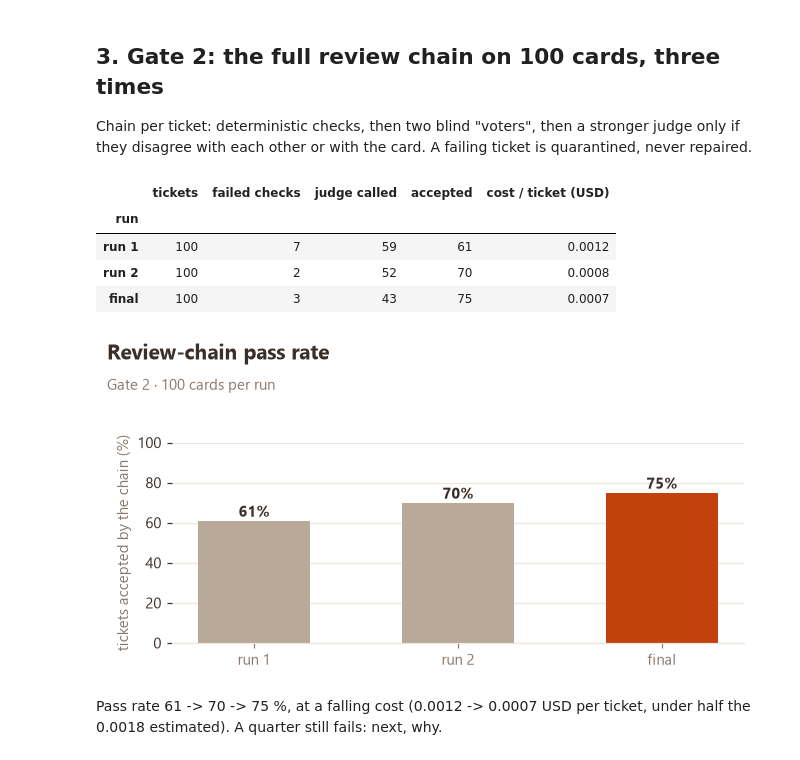
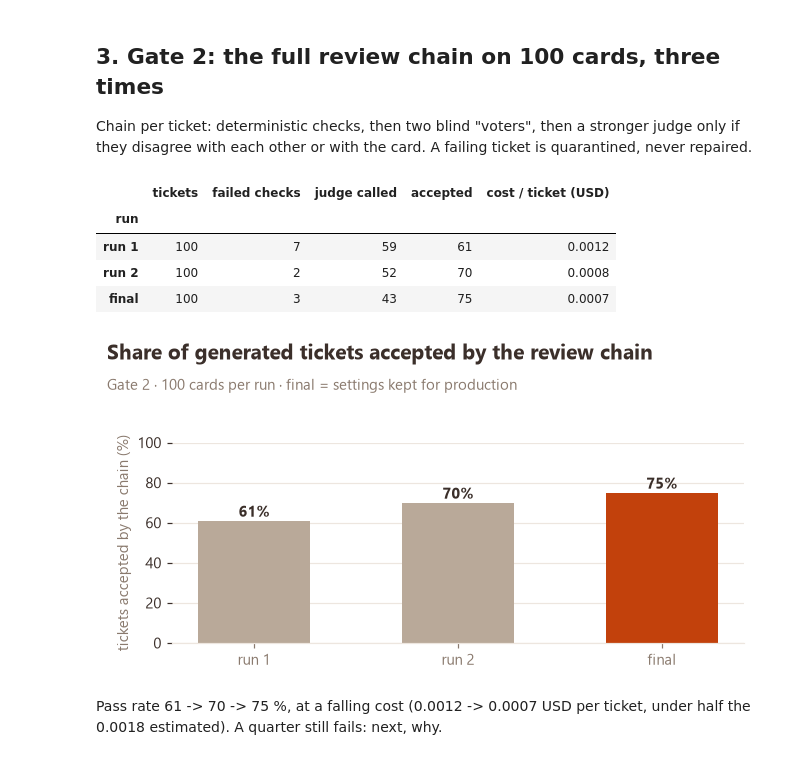
Before and after one commit to Xenodion/data-ai-product-to-delivery-navy, a Jupyter notebook: agentic-workflow-subproject/notebooks/01_dataset_build.ipynb, the cells around one changed output. Cells and saved outputs as stored; diff of their text form; code cells hidden in the pictures.

```diff
--- a/agentic-workflow-subproject/notebooks/01_dataset_build.ipynb
+++ b/agentic-workflow-subproject/notebooks/01_dataset_build.ipynb
@@ -56,31 +99,31 @@ Chain per ticket: deterministic checks, then two blind "voters", then a stronger
 # %%
 def gate(dirpath, tag):
     t, r = load(dirpath / "gate2_tickets.jsonl"), load(dirpath / "gate2_reviews.jsonl")
     cost = sum(x["cost_usd"] for x in t) + sum(x["cost_usd"] for x in r)
     return {"run": tag, "tickets": len(t), "failed checks": sum(x["status"] != "ok" for x in t),
             "judge called": sum(x["judge_verdict"] not in (None, "") for x in r),
             "accepted": sum(x["final"] == "accepted" for x in r), "cost / ticket (USD)": round(cost / len(t), 4)}
 
 runs = pd.DataFrame([gate(ROOT / "data/runs/_gate2_run1", "run 1"), gate(ROOT / "data/runs/_gate2_run2", "run 2"),
                      gate(ROOT / "data/runs", "final")]).set_index("run")
 rate = runs["accepted"] / runs["tickets"]
 display(runs)
 
 fig, ax = plt.subplots(figsize=(6, 3.2))
 bars = ax.bar(runs.index, rate * 100, color=[viz.NEUTRAL, viz.NEUTRAL, viz.ACCENT], width=0.55)
 for b, r in zip(bars, rate):
     ax.text(b.get_x() + b.get_width() / 2, r * 100 + 2, f"{r:.0%}", ha="center", fontweight="bold")
 ax.set_ylim(0, 100); ax.set_ylabel("tickets accepted by the chain (%)"); ax.grid(axis="x", visible=False)
-viz.headline(fig, "Review-chain pass rate", "Gate 2 · 100 cards per run")
+viz.headline(fig, "Share of generated tickets accepted by the review chain", "Gate 2 · 100 cards per run · final = settings kept for production")
 viz.save(fig, "01_chain_pass_rate")
 plt.show()
 # %% [output]
 |  | tickets | failed checks | judge called | accepted | cost / ticket (USD) |
 | run |  |  |  |  |  |
 | run 1 | 100 | 7 | 59 | 61 | 0.0012 |
 | run 2 | 100 | 2 | 52 | 70 | 0.0008 |
 | final | 100 | 3 | 43 | 75 | 0.0007 |
-[figure, old version]
+[figure, new version]
 # %% [markdown]
 Pass rate 61 -> 70 -> 75 %, at a falling cost (0.0012 -> 0.0007 USD per ticket, under half the 0.0018 estimated). A quarter still fails: next, why.
 # %% [markdown]
```
Also changed, not shown: parts of 8 cells of this notebook, 18 other files.
